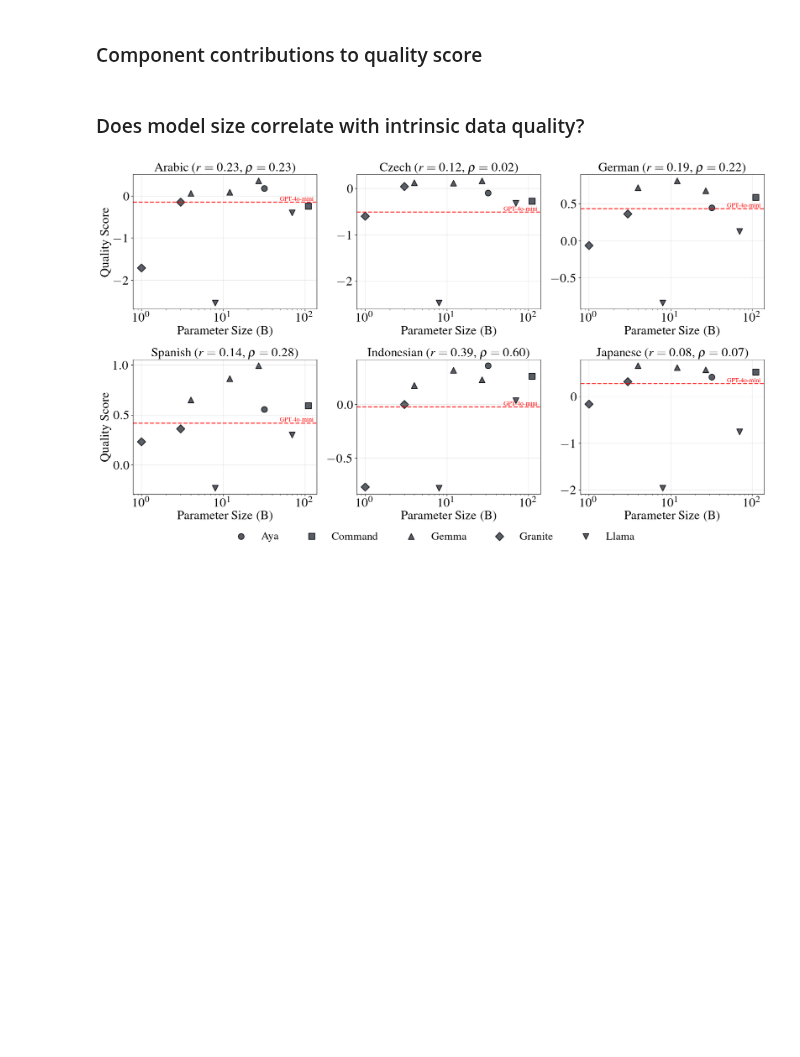
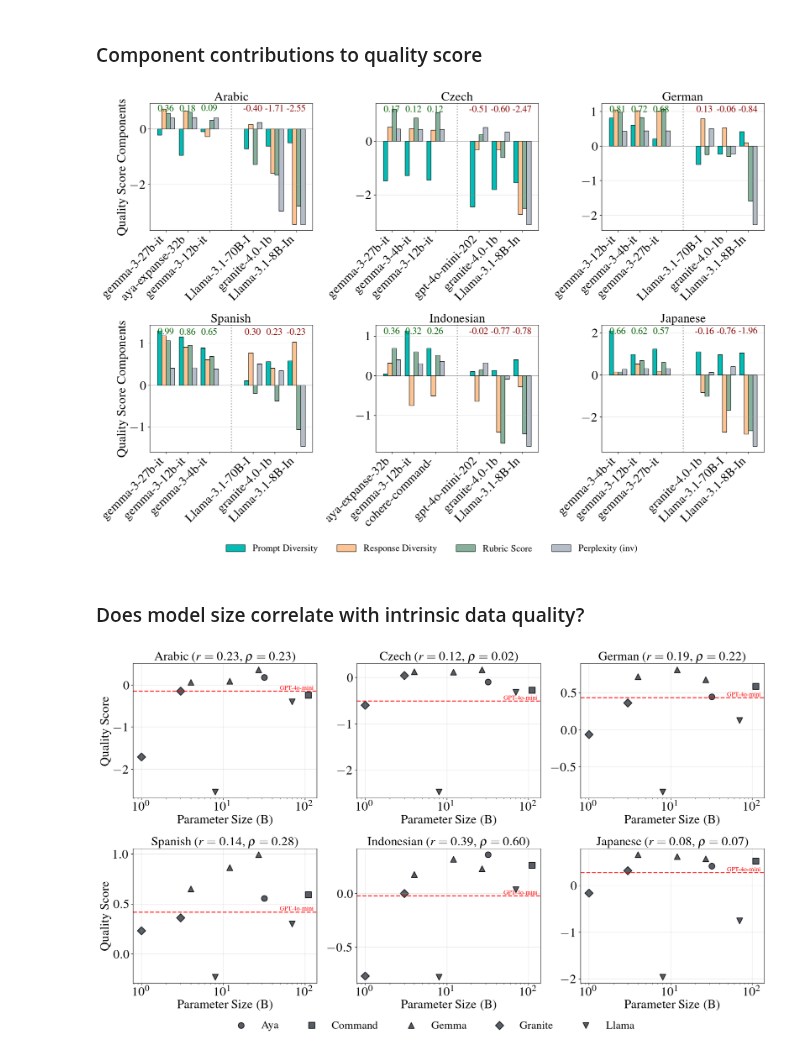
Before and after one commit to ljvmiranda921/polyglot-teachers, a Jupyter notebook: notebooks/2025-11-24-data-quality-metrics/02_visualize_quality_metrics.ipynb, the cells around one changed output. Drawn from its saved outputs; the diff is of its cells as text; code cells hidden in the pictures; blank space fills up the shorter version.

```diff
--- a/notebooks/2025-11-24-data-quality-metrics/02_visualize_quality_metrics.ipynb
+++ b/notebooks/2025-11-24-data-quality-metrics/02_visualize_quality_metrics.ipynb
@@ -120,7 +120,7 @@ df_components["model"] = df_sorted["model"].values
 df_components["language"] = df_sorted["language"].values
 df_components["quality_score"] = df_sorted["quality_score"].values
 
-fig, axes = plt.subplots(2, 3, figsize=(18, 12), sharey=True)
+fig, axes = plt.subplots(2, 3, figsize=(18, 12))
 axes = axes.flatten()
 
 languages = ["ar", "cs", "de", "es", "id", "ja"]
@@ -186,34 +186,35 @@ for idx, (lang, ax) in enumerate(zip(languages, axes)):
                 va="top",
                 fontsize=18,
                 color="darkred",
                 weight="bold",
             )
 
     ax.set_title(language_names[lang])
     ax.set_xticks(x)
     ax.set_xticklabels(
         [row["model"].split("/")[-1][:15] for _, row in selected.iterrows()],
         rotation=45,
         ha="right",
     )
-    ax.set_xlim(-0.5, 6.5)  # Set consistent x-axis limits
     if idx % 3 == 0:
         ax.set_ylabel("Quality Score Components")
     ax.grid(True, alpha=0.3, axis="y")
 
 fig.legend(
     *axes[5].get_legend_handles_labels(),
     frameon=False,
     loc="lower center",
     bbox_to_anchor=(0.5, -0.05),
     ncol=4,
     fontsize=18,
 )
 
 plt.tight_layout()
 fig.savefig("figures/component_contributions_by_language.png", dpi=300, bbox_inches="tight")  # fmt: skip
 
 plt.show()
+# %% [output]
+[figure, added]
 # %% [markdown]
 ### Does model size correlate with intrinsic data quality?
 # %%
```
Also changed, not shown: parts of 1 cell of this notebook, 1 other file.
